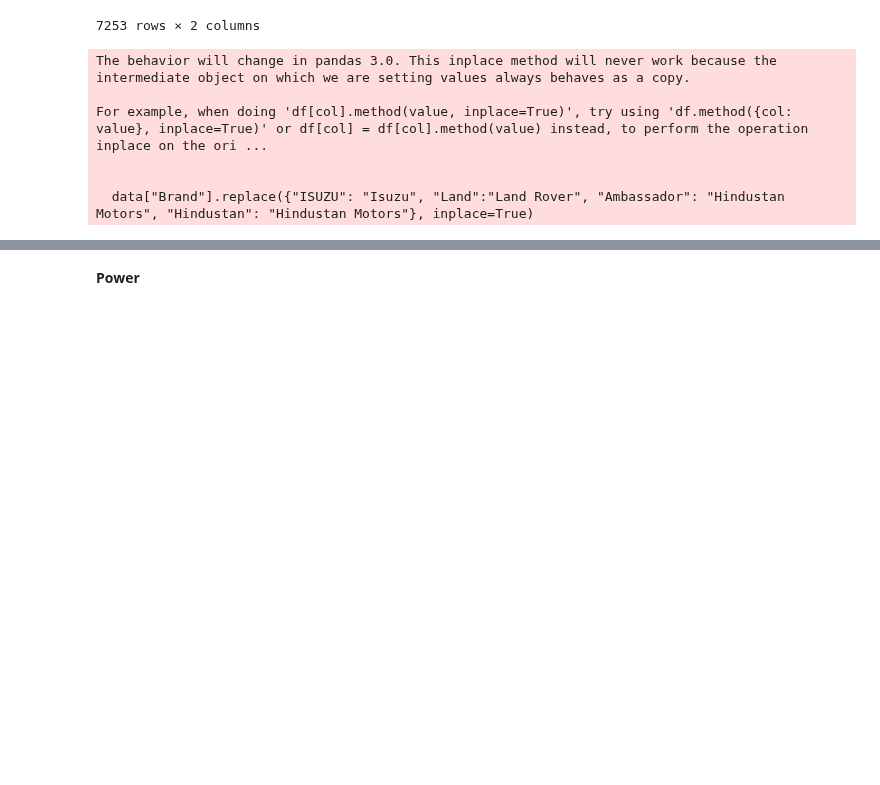
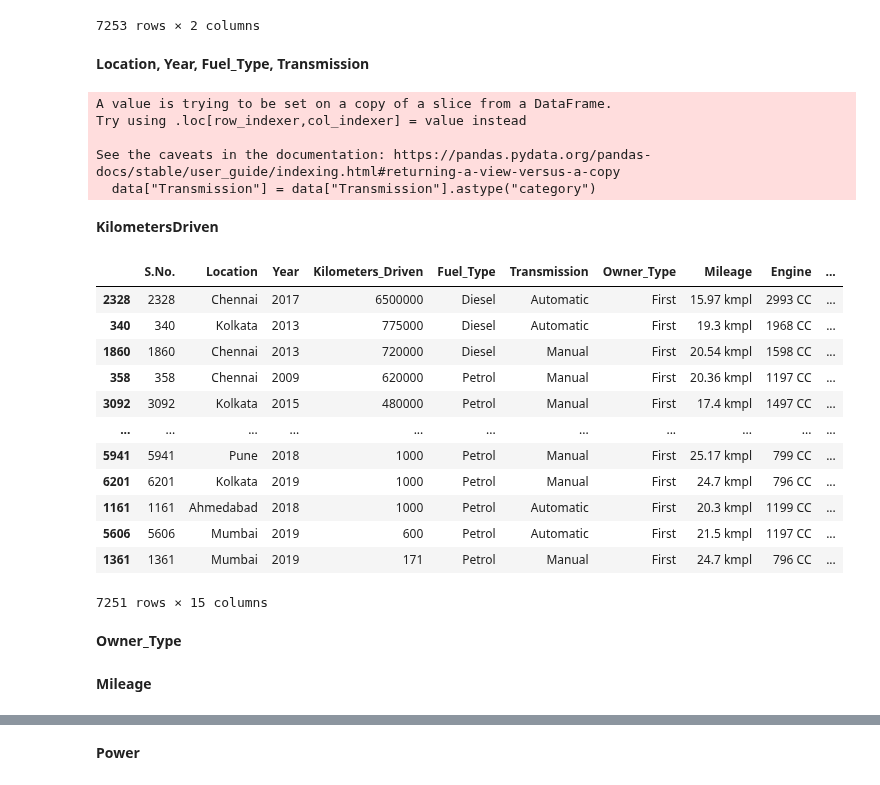
Before and after one commit to safakan/CCTB_repo_safak_atakan_celik, a Jupyter notebook: DEA113/Assignment4/Assignment4_EDA_Kaggle.ipynb, the cells around one changed output, grey strips where cells are left out. Drawn from its saved outputs; the diff is of its cells as text; code cells hidden in the pictures; blank space fills up the shorter version.

```diff
--- a/DEA113/Assignment4/Assignment4_EDA_Kaggle.ipynb
+++ b/DEA113/Assignment4/Assignment4_EDA_Kaggle.ipynb
@@ -161,7 +161,8 @@ data.shape
 **S.No.**
 # %%
 # 1.1 Dropping "S.No." bcs it's same as ID, not adding value, it would be good to use for cleaning purposes if it was a unique product/car id.
-data.drop(columns=["S.No."], inplace=True)
+# data.drop(columns=["S.No."], inplace=True)
+# maybe not drop? we run many operations below, and index numbers are changing, but serial no can be used as an index in this case. This way we don't loose mapping between raw data and cleaned data
 # %% [markdown]
 **Name**
 # %%
@@ -198,23 +199,78 @@ data[["Brand","Variant_Details"]]
 
 
 # Land → Land Rover
-# OpelCorsa → Opel | Opel is the brand, and Corsa is a model. but this will be dropped due to null price.
+# OpelCorsa → Opel | Opel is the brand, and Corsa is a model. but this will be dropped due to null price, but still removing it for clearer steps.
 # Hindustan → Likely refers to Hindustan Motors, known for the Ambassador car.
 # Ambassador → A model from Hindustan Motors.
 # ISUZU and Isuzu → Duplicate entry (same brand).
 
 
 data.loc[data["Brand"] == "Ambassador", "Variant_Details"] = "Ambassador " + data.loc[data["Brand"] == "Ambassador", "Variant_Details"]
+data.loc[data["Brand"] == "OpelCorsa", "Variant_Details"] = "Corsa " + data.loc[data["Brand"] == "OpelCorsa", "Variant_Details"]
 # 'Isuzu' ,'ISUZU','Mini','Land', 'OpelCorsa', 'Hindustan', 'Ambassador',
 # searchfor = ['OpelCorsa', 'Hindustan', 'Ambassador']
 # data[data.Brand.str.contains('|'.join(searchfor))]
 
-## DEPRECATED FUNCTION!!!!!!!!!!!!!!!!!!!!!!!!! CHANGE THIS!!!!!!!!!!!!!!!!!!!
-data["Brand"].replace({"ISUZU": "Isuzu", "Land":"Land Rover", "Ambassador": "Hindustan Motors", "Hindustan": "Hindustan Motors"}, inplace=True)
+data["Brand"] = data["Brand"].replace({"ISUZU": "Isuzu", "Land":"Land Rover", "Ambassador": "Hindustan Motors", "Hindustan": "Hindustan Motors", "OpelCorsa": "Opel"})
+
+data["Brand"] = data["Brand"].astype("category")
-# %% [output]
-The behavior will change in pandas 3.0. This inplace method will never work because the intermediate object on which we are setting values always behaves as a copy.
-
-For example, when doing 'df[col].method(value, inplace=True)', try using 'df.method({col: value}, inplace=True)' or df[col] = df[col].method(value) instead, to perform the operation inplace on the ori ...
-
-
-  data["Brand"].replace({"ISUZU": "Isuzu", "Land":"Land Rover", "Ambassador": "Hindustan Motors", "Hindustan": "Hindustan Motors"}, inplace=True)
+# %% [markdown]
+**Location, Year, Fuel_Type, Transmission**
+# %%
+## There were no missing values, but just checked the values itself, maybe there're errors, irrelevant information, typos.
+# data.Location.unique()
+# # array(['Mumbai', 'Pune', 'Chennai', 'Coimbatore', 'Hyderabad', 'Jaipur',
+# #        'Kochi', 'Kolkata', 'Delhi', 'Bangalore', 'Ahmedabad'],
+# #       dtype=object)
+data["Location"] = data["Location"].astype("category")
+
+
+# data.Year.unique()
+# # array([2010, 2015, 2011, 2012, 2013, 2016, 2018, 2014, 2017, 2007, 2009,
+# #        2008, 2019, 2006, 2005, 2004, 2002, 2000, 2003, 1999, 2001, 1998,
+# #        1996])
+
+
+# data.Fuel_Type.unique()
+# # array(['CNG', 'Diesel', 'Petrol', 'LPG', 'Electric'], dtype=object)
+data["Fuel_Type"] = data["Fuel_Type"].astype("category")
+# drop where it's electric because there're only 2 data points
+data = data[data["Fuel_Type"] != "Electric"]
+
+# data.Transmission.unique()
+# # array(['Manual', 'Automatic'], dtype=object)
+data["Transmission"] = data["Transmission"].astype("category")
+# %% [output]
+A value is trying to be set on a copy of a slice from a DataFrame.
+Try using .loc[row_indexer,col_indexer] = value instead
+
+See the caveats in the documentation: https://pandas.pydata.org/pandas-docs/stable/user_guide/indexing.html#returning-a-view-versus-a-copy
+  data["Transmission"] = data["Transmission"].astype("category")
+# %% [markdown]
+**KilometersDriven**
+# %%
+# len(data.Kilometers_Driven.unique())
+# print(data.Kilometers_Driven.max())  ## 6.5 million kms, seems suspicious.
+# print(data.Kilometers_Driven.min())
+# data.Kilometers_Driven.describe()
+
+# sort desceding
+
+data.sort_values(by="Kilometers_Driven", ascending=False)
+## I will be checking this further against Owner_Types and Car Ages for example. There's at least one record that needs removing
+# %% [output]
+|  | S.No. | Location | Year | Kilometers_Driven | Fuel_Type | Transmission | Owner_Type | Mileage | Engine | ... |
+| 2328 | 2328 | Chennai | 2017 | 6500000 | Diesel | Automatic | First | 15.97 kmpl | 2993 CC | ... |
+| 340 | 340 | Kolkata | 2013 | 775000 | Diesel | Automatic | First | 19.3 kmpl | 1968 CC | ... |
+| 1860 | 1860 | Chennai | 2013 | 720000 | Diesel | Manual | First | 20.54 kmpl | 1598 CC | ... |
+| 358 | 358 | Chennai | 2009 | 620000 | Petrol | Manual | First | 20.36 kmpl | 1197 CC | ... |
+| 3092 | 3092 | Kolkata | 2015 | 480000 | Petrol | Manual | First | 17.4 kmpl | 1497 CC | ... |
+| ... | ... | ... | ... | ... | ... | ... | ... | ... | ... | ... |
+| 5941 | 5941 | Pune | 2018 | 1000 | Petrol | Manual | First | 25.17 kmpl | 799 CC | ... |
+| 6201 | 6201 | Kolkata | 2019 | 1000 | Petrol | Manual | First | 24.7 kmpl | 796 CC | ... |
+| 1161 | 1161 | Ahmedabad | 2018 | 1000 | Petrol | Automatic | First | 20.3 kmpl | 1199 CC | ... |
+| 5606 | 5606 | Mumbai | 2019 | 600 | Petrol | Automatic | First | 21.5 kmpl | 1197 CC | ... |
+| 1361 | 1361 | Mumbai | 2019 | 171 | Petrol | Manual | First | 24.7 kmpl | 796 CC | ... |
+7251 rows × 15 columns
+# %% [markdown]
+**Owner_Type**
@@ -220,0 +287,2 @@ For example, when doing 'df[col].method(value, inplace=True)', try using 'df.met
+# %% [markdown]
+**Mileage**
```
Also changed, not shown: parts of 8 cells of this notebook.
